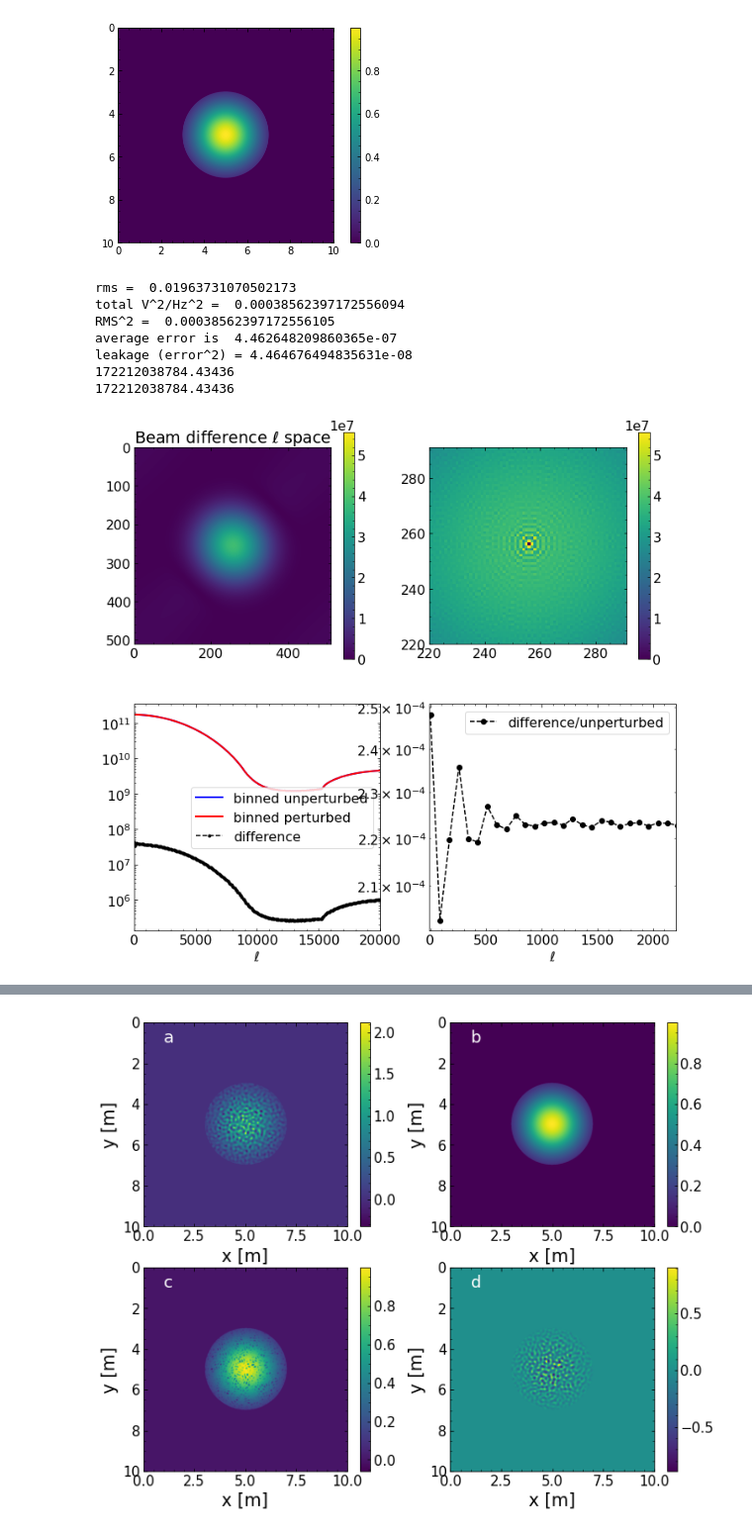
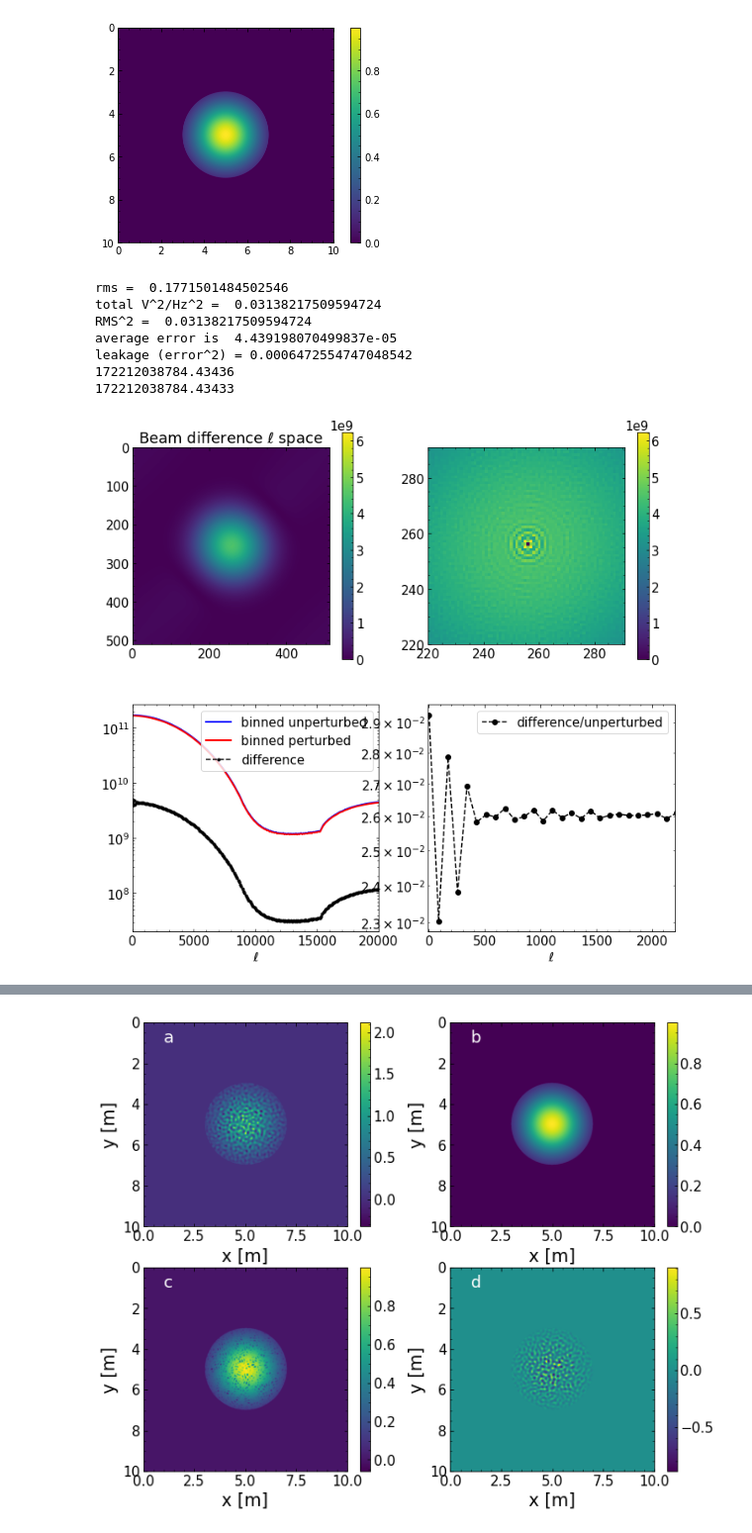
Before and after one commit to gemmahuai/Gemmas-CMB, a Jupyter notebook: Notebooks/Beam_norm0403.ipynb, the cells around one changed output, grey strips where cells are left out. Shown at 99% size. Cells and saved outputs as stored; diff of their text form; code cells hidden in the pictures.

```diff
--- a/Notebooks/Beam_norm0403.ipynb
+++ b/Notebooks/Beam_norm0403.ipynb
@@ -43,6 +42,8 @@ plt.colorbar()
 <matplotlib.colorbar.Colorbar at 0x...>
 [figure]
 # %%
+### generate an unperturbed and a perturbed screen --> normalize: (sum(II0) = sum(II1))
+
 N_screen = 1500
 N_theta = 512
 D = 10.0
@@ -51,8 +52,8 @@ maxdeg = 3.0
 trunc = 'y'
 option = 'amp'
 radius = 2.0
-amp = 0.1
-kin = 25
+amp = 1.0
+kin = 20
 kout = kin+5
 
 def gaussian(x, A, sigma, x0):
@@ -112,7 +113,7 @@ ScreenFFT(screen1)
 # interpolate the perturbed beam
 theta_vec = np.linspace(-thetamax,thetamax,N_theta)
 II1 = Project_I_on_thetagrid(theta_vec, screen1, lam) # perturbed
-II1 = II1 * (np.sum(II0)/np.sum(II1))
+II1 = II1 * (np.sum(II0)/np.sum(II1)) ### normalization
 # shift the beam from being centered at theta=0 to theta=thetamax so that the beam spans from 0 deg to 2*thetamax deg
 theta_vec = np.linspace(0,2*thetamax,N_theta) #rad
 
@@ -152,6 +153,7 @@ print('leakage (error^2) = {}'.format(error**2))
 
 print(np.sum(II0))
 print(np.sum(II1))
+
 # plot the difference
 fig = plt.figure(figsize=(18,11))
 plt.subplot(2,3,1) # plot the beam difference fft_Idiff - take the difference in theta space, then FFT
@@ -159,37 +161,37 @@ plt.imshow(fft_Idiff, interpolation=None)
 plt.colorbar()
 plt.title(r'Beam difference $\ell$ space')
 plt.subplot(2,3,2) # plot the beam difference fft_Idiff and zoom in at the center
 plt.imshow(fft_Idiff, interpolation=None)
 plt.colorbar()
 plt.xlim(int(N_theta*0.43),int(N_theta*0.57))
 plt.ylim(int(N_theta*0.43),int(N_theta*0.57))
 plt.subplot(2,3,4) # plot the power spectrum of the numerical and analytical beam in ell space respectively, and compare to the theory
 plt.plot(l_vec,bin_mean0,color='blue', lw=2, label='binned unperturbed')
 plt.plot(l_vec,bin_mean1,color='red', lw=2, label='binned perturbed')
 plt.xlabel(r'$\ell$')
 #plt.plot(bin_edges, analytical(bin_edges, fit[1]), color='black', lw=3, ls=':', label='analytical blm')
 plt.xlim(0,2e4)
 plt.legend()
 plt.subplot(2,3,4) # plot the power spectrum of the beam difference in log scale - take the difference and then FFT
 plt.semilogy(l_vec,bin_mean_diff, 'o--', ms=3, color='black', label='difference')
 plt.xlabel(r'$\ell$')
 plt.legend()
 #plt.xlim(-10,2e4)
 plt.subplot(2,3,5) # # plot the power spectrum of the relative beam difference in log scale by dividing the beam difference by the numerical unperturbed beam
 plt.semilogy(l_vec,bin_mean_diff/bin_mean0,'o--', color='black', label='difference/unperturbed')
 plt.xlabel(r'$\ell$')
 plt.legend()
 plt.xlim(-10,2200)
 plt.legend()
 plt.show()
 
 #plt.savefig('/Users/zhaoyuhuai/Desktop/SeniorProj/Plots/beam_diff_5.png', dpi=500)
 # %% [output]
-rms =  0.01963731070502173
-total V^2/Hz^2 =  0.00038562397172556094
-RMS^2 =  0.00038562397172556105
-average error is  4.462648209860365e-07
-leakage (error^2) = 4.464676494835631e-08
+rms =  0.1771501484502546
+total V^2/Hz^2 =  0.03138217509594724
+RMS^2 =  0.03138217509594724
+average error is  4.439198070499837e-05
+leakage (error^2) = 0.0006472554747048542
 172212038784.43436
-172212038784.43436
+172212038784.43433
-[figure, old version]
+[figure, new version]
```
Also changed, not shown: parts of 24 cells of this notebook, 5 other files.
